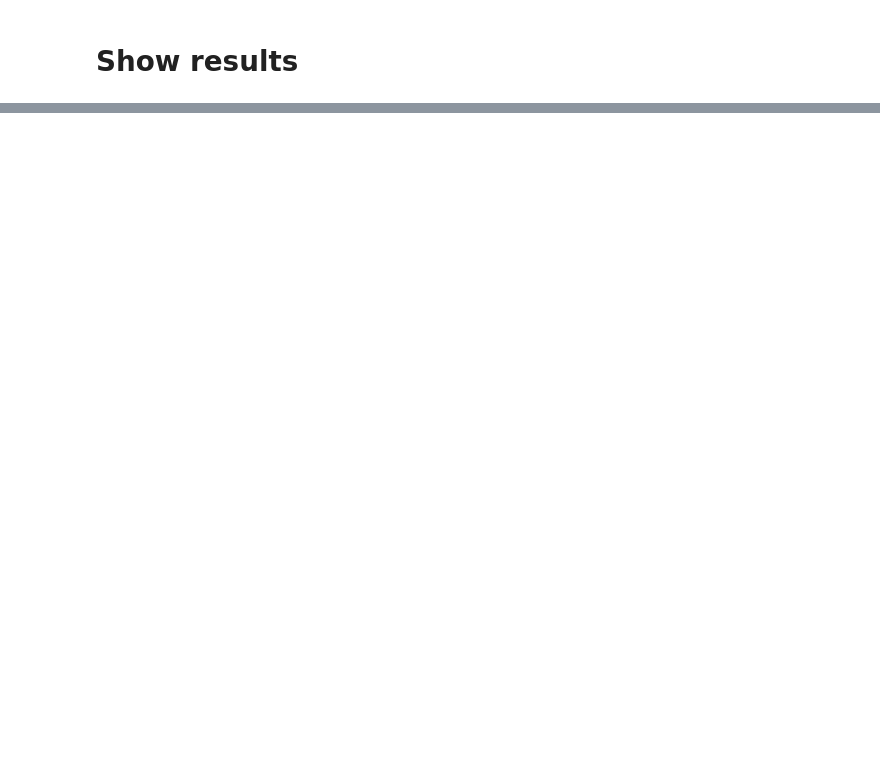
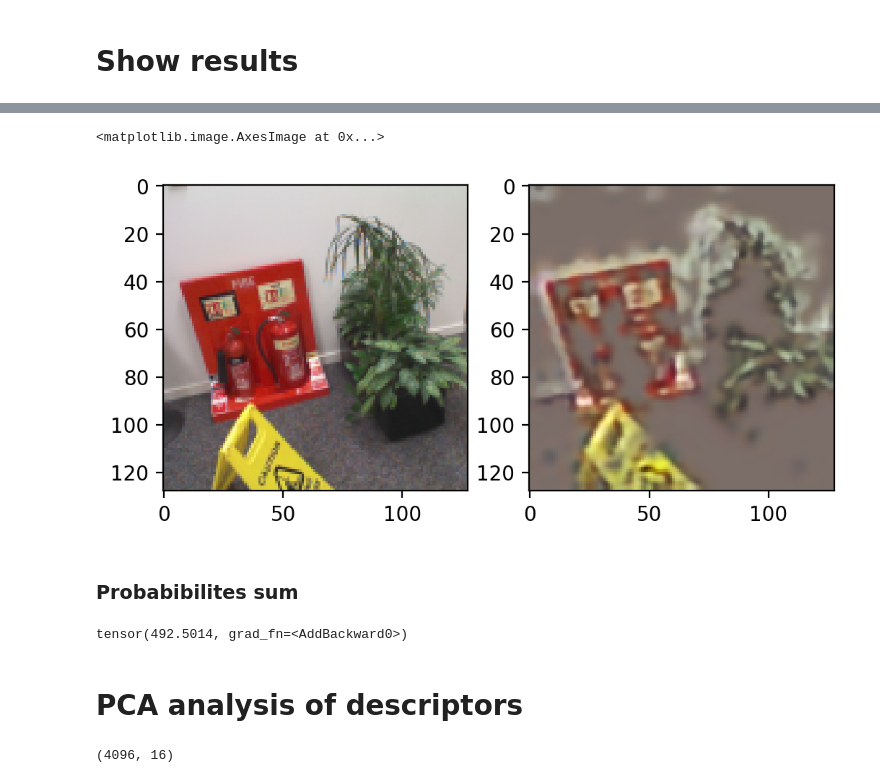
Before and after one commit to Enkrl-last/sparse-feature-pyramid, a Jupyter notebook: notebook/sparse_feature_pyramid_model.ipynb, the cells around one changed output, grey strips where cells are left out. Cells and saved outputs as stored; diff of their text form; code cells hidden in the pictures; blank space fills up the shorter version.

```diff
--- a/notebook/sparse_feature_pyramid_model.ipynb
+++ b/notebook/sparse_feature_pyramid_model.ipynb
@@ -69,7 +69,7 @@ model_parameters = AttributeDict(
     name="SparseFeaturePyramidAutoencoder",
     optimizer=AttributeDict(),
     feature_dimensions=[8, 16, 32, 64, 128],
-    size_loss_koef=1 / 100000.,
+    size_loss_koef=1 / 500000.,
     input_dimension=3,
 )
 task.connect(model_parameters)
@@ -80,7 +80,7 @@ model.set_figure_reporter(ClearmlFigureReporter())
 # %%
 logger_path = os.path.join(os.path.dirname(task.cache_dir), "lightning_logs", "sparse_feature_pyramid")
 trainer_parameters = {
-    "max_epochs": 30,
+    "max_epochs": 100,
     "checkpoint_every_n_val_epochs": 10,
     "gpus": 1,
     "check_val_every_n_epoch": 2
@@ -117,0 +120,3 @@ LOCAL_RANK: 0 - CUDA_VISIBLE_DEVICES: [0]
+# %%
+checkpoint = torch.load("/home/mikhail/.clearml/cache/lightning_logs/sparse_feature_pyramid/fire/version_87/checkpoints/epoch=69-step=28489.ckpt")
+model.load_state_dict(checkpoint["state_dict"])
@@ -120,6 +129,6 @@ LOCAL_RANK: 0 - CUDA_VISIBLE_DEVICES: [0]
 # %%
 %matplotlib inline
 batch = None
-for x in data_module.train_dataloader():
+for x in data_module.test_dataloader():
     batch = x
     break
@@ -150,26 +173,32 @@ for i in range(5):
 # %%
 masked_feature_pyramid = [feature * mask for feature, mask in zip(output[1], output[2])]
 # masked_feature_pyramid = [feature * torch.where(probability > 0.3, 1., 0.) for
 #                           feature, probability in zip(output[1], output[3])]
 # masked_feature_pyramid[4] = torch.zeros_like(masked_feature_pyramid[4])
 # masked_feature_pyramid[3] = torch.zeros_like(masked_feature_pyramid[3])
 # masked_feature_pyramid[2] = torch.zeros_like(masked_feature_pyramid[2])
 # masked_feature_pyramid[1] = torch.zeros_like(masked_feature_pyramid[1])
 # masked_feature_pyramid[0] = torch.zeros_like(masked_feature_pyramid[0])
 
 x = masked_feature_pyramid[-1]
 for i in range(len(model._decoder_blocks)):
-    x = model._decoder_blocks[i](x, masked_feature_pyramid[-i - 2])
+    if i != 2:
+        x = model._decoder_blocks[i](x, masked_feature_pyramid[-i - 2])
+    else:
+        x = model._decoder_blocks[i](x * output[2][-i - 1], masked_feature_pyramid[-i - 2])
 
 output_image = model._output_convolutions[0](x)
 fig, ax = plt.subplots(1, 2, dpi=200)
 output_image = output_image[0].detach().cpu().numpy().transpose(1, 2, 0)
 output_image = output_image * np.array(data_module._std)[None, None] + np.array(data_module._mean)[None, None]
 output_image = np.clip(output_image, 0, 1)
 ax[1].imshow(output_image)
 
 input_image = torch.nn.functional.interpolate(batch["image"], size=output_image.shape[:2])
 input_image = input_image[0].detach().cpu().numpy().transpose(1, 2, 0)
 input_image = input_image * np.array(data_module._std)[None, None] + np.array(data_module._mean)[None, None]
 # input_image = np.clip(input_image, 0, 1)
 ax[0].imshow(input_image)
+# %% [output]
+<matplotlib.image.AxesImage at 0x...>
+[figure, added]
@@ -179,0 +205,8 @@ task.close()
+# %% [markdown]
+### Probabibilites sum
+# %%
+sum([torch.sum(x[3]) for x in output[3]])
+# %% [output]
+tensor(492.5014, grad_fn=<AddBackward0>)
+# %% [markdown]
+# PCA analysis of descriptors
@@ -179,0 +222,6 @@ task.close()
+# %%
+image_descriptors = output[1][level][1].detach().cpu().numpy().transpose(1, 2, 0).reshape(-1, descriptor_dimension)
+image_descriptors = image_descriptors / (np.linalg.norm(image_descriptors, axis=1)[:, None] + 1e-9)
+image_descriptors.shape
+# %% [output]
+(4096, 16)
```
Also changed, not shown: parts of 47 cells of this notebook, 3 other files.
